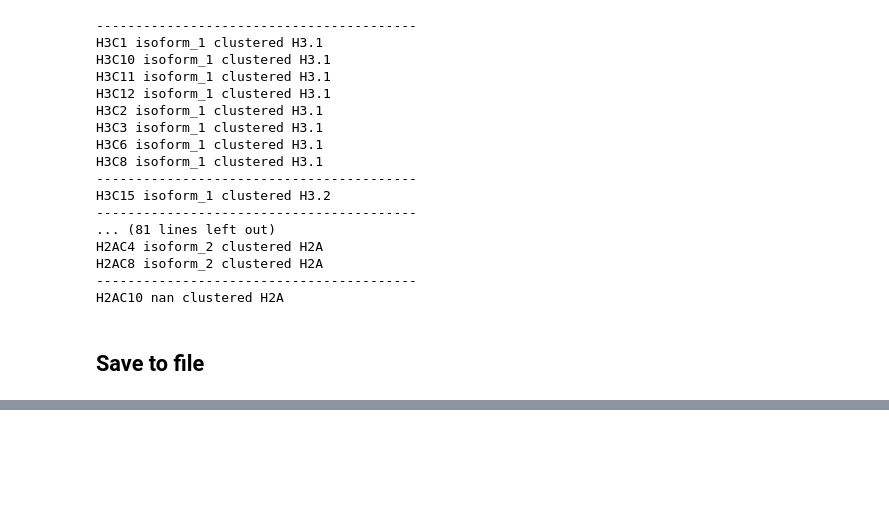
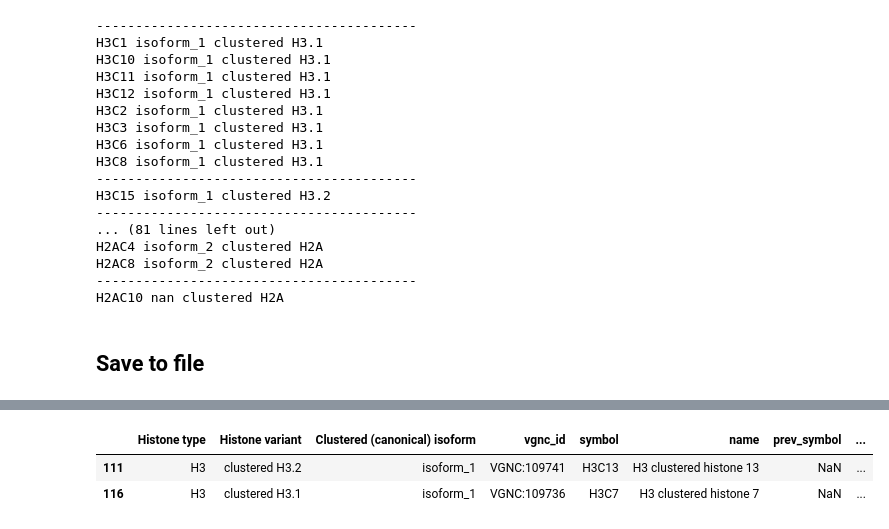
Before and after one commit to intbio/histonedb, a Jupyter notebook: CURATED_SET/mammalia_genes/Macaque_genes.ipynb, the cells around one changed output, grey strips where cells are left out. Cells and saved outputs as stored; diff of their text form; code cells hidden in the pictures; blank space fills up the shorter version.

```diff
--- a/CURATED_SET/mammalia_genes/Macaque_genes.ipynb
+++ b/CURATED_SET/mammalia_genes/Macaque_genes.ipynb
@@ -1524,0 +1529,5 @@ genes_vgnc_merged.to_csv(f"{species}_genes_vgnc.csv", index=False)
+# %%
+species = "Macaque"
+genes_vgnc_merged = pd.read_csv(f"{species}_genes_vgnc.csv")
+print(genes_vgnc_merged.shape)
+genes_vgnc_merged.head()
@@ -1524,0 +1542,6 @@ genes_vgnc_merged.to_csv(f"{species}_genes_vgnc.csv", index=False)
+# %%
+genes_vgnc_merged[genes_vgnc_merged["symbol"].isin(["H3C13", "H3C7"])]
+# %% [output]
+|  | Histone type | Histone variant | Clustered (canonical) isoform | vgnc_id | symbol | name | prev_symbol | ... |
+| 111 | H3 | clustered H3.2 | isoform_1 | VGNC:109741 | H3C13 | H3 clustered histone 13 | NaN | ... |
+| 116 | H3 | clustered H3.1 | isoform_1 | VGNC:109736 | H3C7 | H3 clustered histone 7 | NaN | ... |
```
Also changed, not shown: parts of 10 cells of this notebook, 9 other files.
